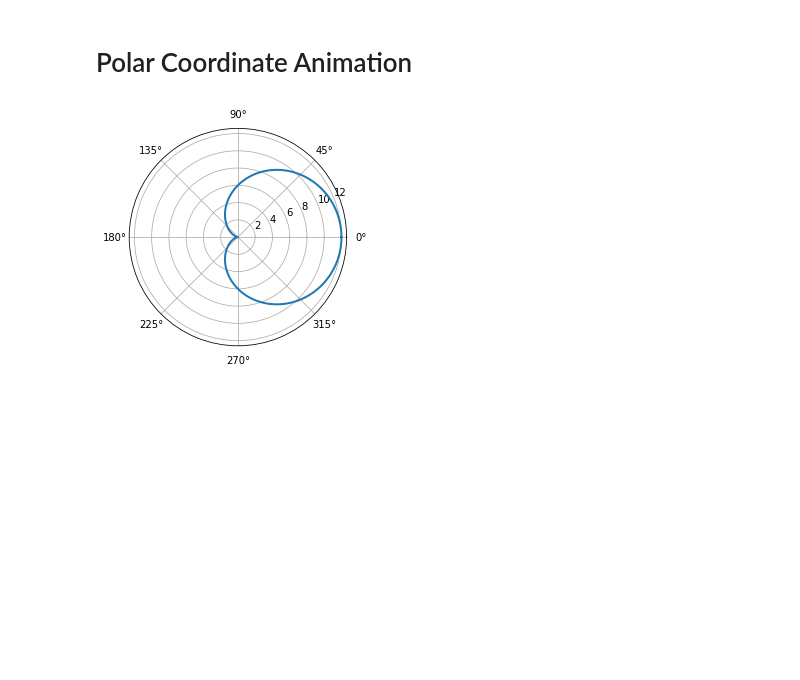
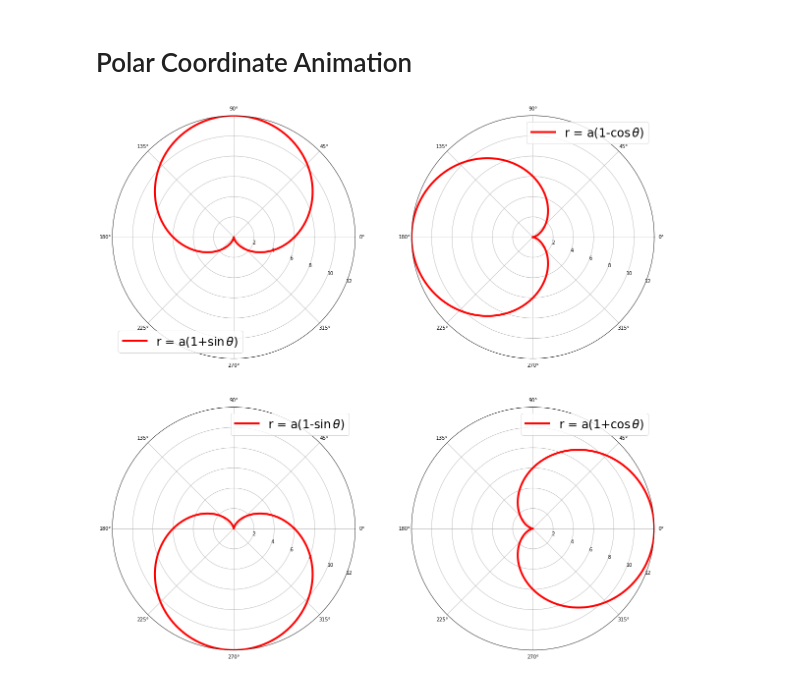
Before and after one commit to YJCheng1210/Thesis, a Jupyter notebook: Thesis.ipynb, the cells around one changed output. Saved outputs shown, nothing was run; the diff lists cells and outputs as text; code cells hidden in the pictures; blank space fills up the shorter version.

```diff
--- a/Thesis.ipynb
+++ b/Thesis.ipynb
@@ -42,30 +42,29 @@ Iter 11 [3, 6, 2, 8, 7, 4]
 Iter 12 [1, 3, 7, 8, 8, 7]
 # %% [markdown]
 # Polar Coordinate Animation
-# %%
-import numpy as np
-import random
-import matplotlib.pyplot as plt
-import matplotlib.colors as colors
-import matplotlib.animation as animation
-
-all_colors = [item for item in colors.cnames]
-graph = plt.subplot(111, polar=True)
-theta = np.linspace(0, 2*np.pi, 1000)
-
-def init():
-    r = 6 * (1 + np.cos(theta))
-    return graph.plot(theta, r, color=random.shuffle(all_colors), linewidth=2)
-
-def animate(i):
-    r = 6 * (1 + np.cos(theta-i*0.25*np.pi))
-    return graph.plot(theta, r, color=random.shuffle(all_colors), linewidth=2)
-
-ani = animation.FuncAnimation(
-    plt.gcf(), animate, init_func=init, interval=2, blit=True, save_count=8)
-
-plt.show()
-
-ani.save('heart.gif', writer = 'pillow')
-# %% [output]
-[figure, removed]
+# %%
+import numpy as np
+import random
+import matplotlib.pyplot as plt
+import matplotlib.colors as colors
+import matplotlib.animation as animation
+
+all_colors = [item for item in colors.cnames]
+plots = [221, 222, 223, 224]
+labels = [r'r = a(1+$\sin\theta$)', r'r = a(1-$\cos\theta$)',
+          r'r = a(1-$\sin\theta$)', r'r = a(1+$\cos\theta$)']
+
+fig = plt.figure(figsize = (20, 20))
+theta = np.linspace(0, 2*np.pi, 1000)
+
+for i in range(4):
+    r = 6 * (1 + np.sin(theta-i*0.5*np.pi))
+    ax = plt.subplot(plots[i], polar=True)
+    ax.plot(theta, r, color='r', label=labels[i], linewidth=4)
+    ax.set_rmax(12)
+    ax.set_rlabel_position(-22.5)  # Move radial labels away from plotted line
+    ax.grid(True)
+    leg = plt.legend(fontsize=24)
+plt.show()
+# %% [output]
+[figure, added]
```
